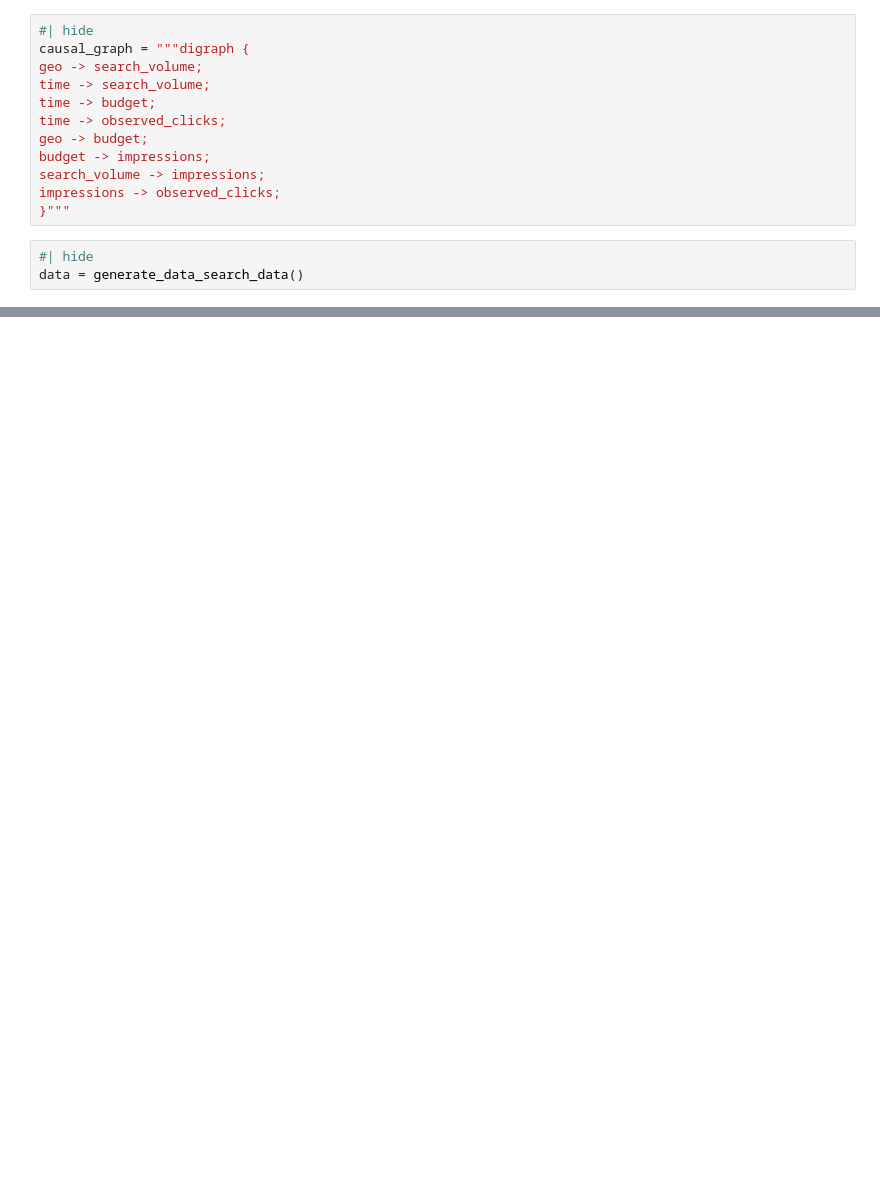
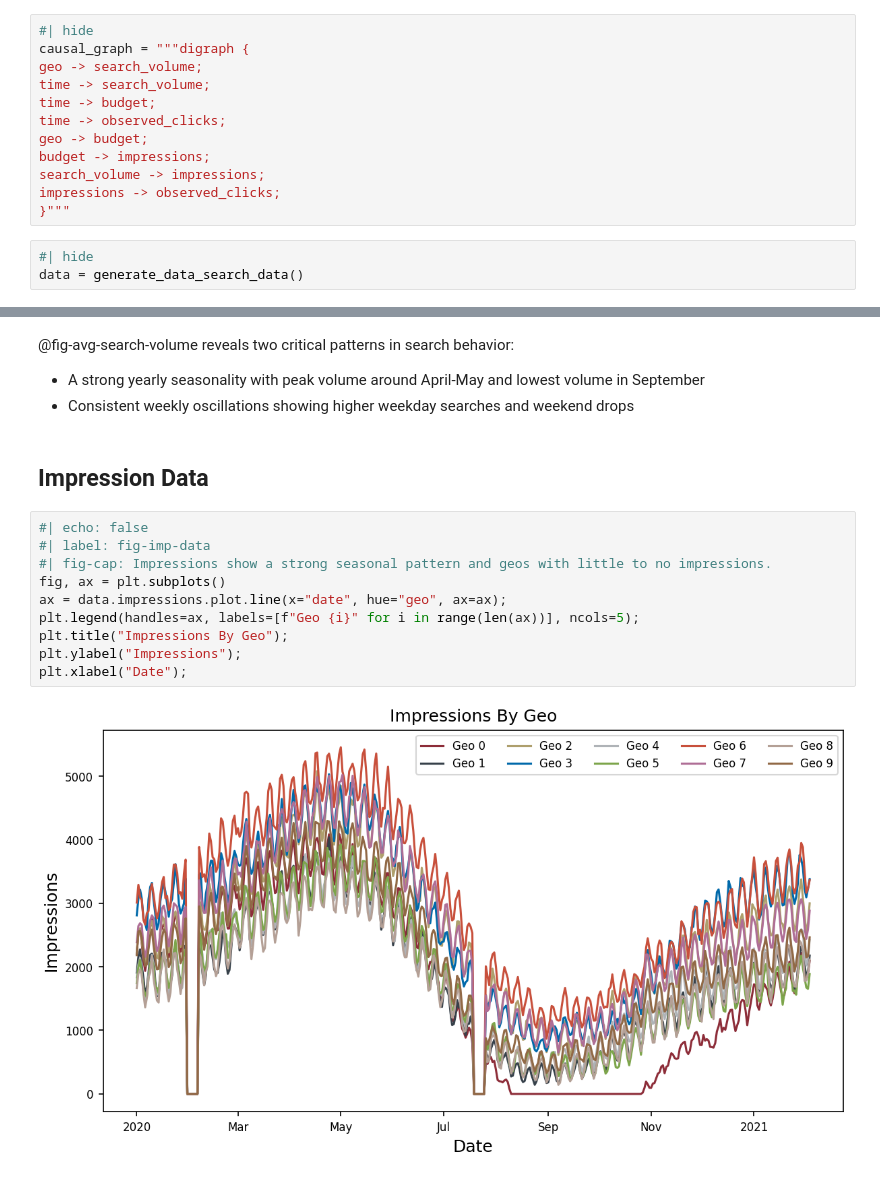
Before and after one commit to redam94/search-forecast, a Jupyter notebook: nbs/examples/00_search_prediction.ipynb, the cells around one changed output, grey strips where cells are left out. Saved outputs shown, nothing was run; the diff lists cells and outputs as text; blank space fills up the shorter version.

```diff
--- a/nbs/examples/00_search_prediction.ipynb
+++ b/nbs/examples/00_search_prediction.ipynb
@@ -291,0 +148,19 @@ pm.model_to_graphviz(search_volume_model)
+# %% [markdown]
+@fig-avg-search-volume reveals two critical patterns in search behavior:
+
+- A strong yearly seasonality with peak volume around April-May and lowest volume in September
+- Consistent weekly oscillations showing higher weekday searches and weekend drops
+# %% [markdown]
+## Impression Data
+# %%
+#| echo: false
+#| label: fig-imp-data
+#| fig-cap: Impressions show a strong seasonal pattern and geos with little to no impressions.
+fig, ax = plt.subplots()
+ax = data.impressions.plot.line(x="date", hue="geo", ax=ax);
+plt.legend(handles=ax, labels=[f"Geo {i}" for i in range(len(ax))], ncols=5);
+plt.title("Impressions By Geo");
+plt.ylabel("Impressions");
+plt.xlabel("Date");
+# %% [output]
+[figure, added]
```
Also changed, not shown: parts of 84 cells of this notebook, 2 other files.
